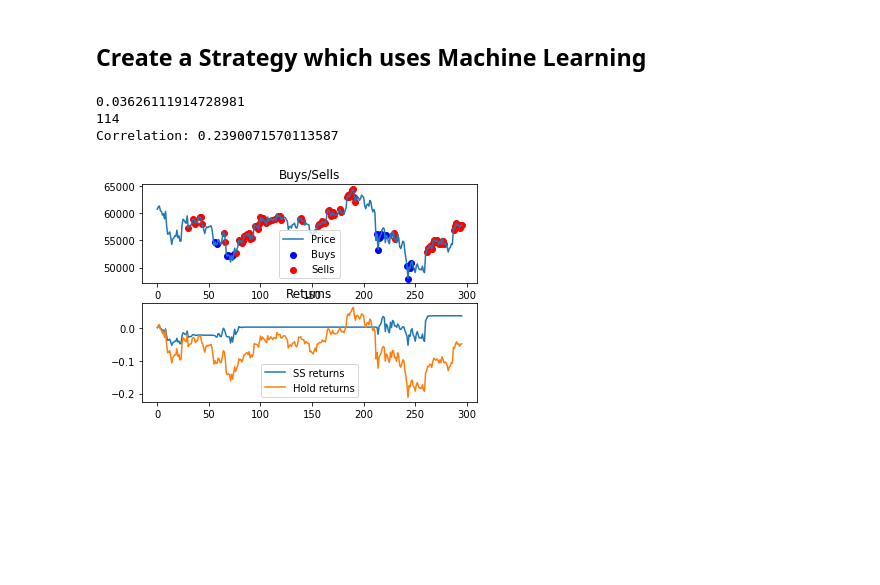
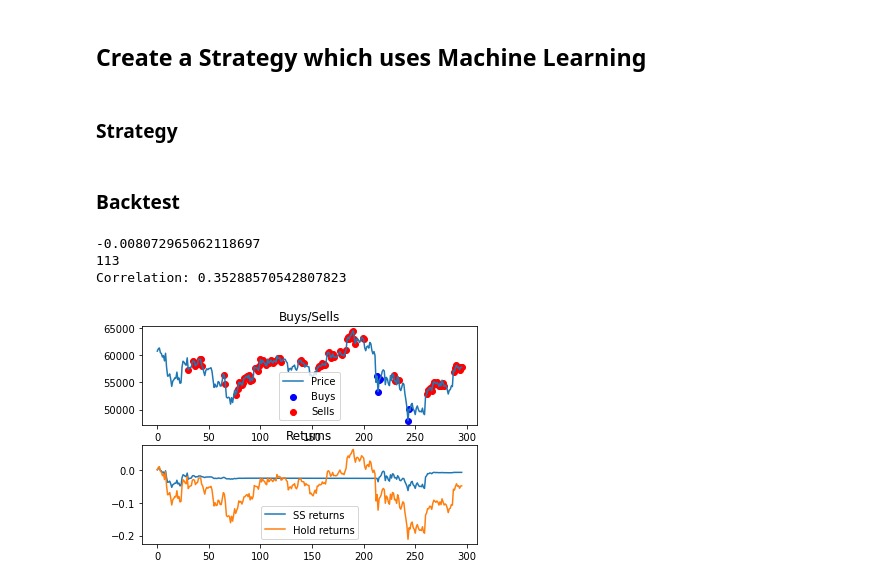
Before and after one commit to Sergeytata/Data-Science-Small-Tutorial, a Jupyter notebook: for_noobs_with_love.ipynb, the cells around one changed output. Cells and saved outputs as stored; diff of their text form; code cells hidden in the pictures; blank space fills up the shorter version.

```diff
--- a/for_noobs_with_love.ipynb
+++ b/for_noobs_with_love.ipynb
@@ -371,9 +385,9 @@ def my_generator(X, y, batch_size):
         yield X_batch, y_batch # alternative to return but called multiple times
 # %%
 # train loop
-batch_size = 64
+batch_size = 32
 # epoch are used to train your nat longer than the number of data points you have
-nb_epochs = 4
+nb_epochs = 40
 # compile your model
 model = LinearModel(param)
 # define Loss function
@@ -384,9 +398,12 @@ optimizer = torch.optim.Adamax(model.parameters(), lr=lr,betas=(0.9,0.999))
 
 # record losses for visualisation
 loss_hist = []
+corrs = []
 for e in range(nb_epochs):
     # create list for losses
     local_loss = []
+    # turn on training
+    model.train()
     for x_batch, y_batch in my_generator(X_train.to_numpy(), y_train, batch_size):
         # compute model prediction
         # print(x_batch.shape)
@@ -408,8 +425,24 @@ for e in range(nb_epochs):
     # add mean loss to loss hist
     loss_hist.append(mean_loss)
 
+
+    # compute test correlation
+    # turn off training
+    model.eval()
+    y_pred = model(torch.tensor(X_test.to_numpy(), device=device, dtype=dtype))
+    y_pred = y_pred.cpu().detach().numpy()
+
+    corr = stats.pearsonr(y_pred, y_test)
+
+    corrs.append(corr[0])
+
 plt.close()
-plt.plot(np.arange(1,nb_epochs+1),np.array(loss_hist).T)
-plt.xlabel('Epochs')
-plt.ylabel('MSE')
+fig = plt.figure()
+ax = fig.add_axes([0, 0, 1, 1])
+ax.plot(np.arange(1,nb_epochs+1),np.array(loss_hist).T)
+ax.set_xlabel('Epochs')
+ax.set_ylabel('MSE')
+ax2 = ax.twinx()
+ax2.plot(np.arange(1,nb_epochs+1),np.array(corrs).T, c='red')
+ax2.set_ylabel('Test Correlation', color='red')
 # %% [output]
@@ -452,6 +485,8 @@ where $\nu$ is the internal state matrix. Internal state matrix has dimension (n
 LSTM is "hack" which solves long-term memory problem. In theory RNN should have both short and long memories. However in practice RNN forgets things in the long-term. Here comes LSTM which introduces another channel for long-term memory. For detailed explanation, please, follow this link - (I am too lazy to explain this myself).
 # %% [markdown]
 ## Create a Strategy which uses Machine Learning
+# %% [markdown]
+### Strategy
 # %%
 class MLStrategy():
     def __init__(self, model, nn=False, nb_prices = 30) -> None:
@@ -503,12 +538,12 @@ class MLStrategy():
             pred_price = self.model.predict(X_in.to_numpy().reshape(1,20))
 
         # print(pred_price - self.prev_price)
-        if pred_price > 1.04*self.prev_price:
+        if pred_price > 1.03*self.prev_price:
             # if price will go up by more than 10 per cent => buy
             self.prev_price = ticker['close']
             return 1
 
-        elif pred_price < 0.99*self.prev_price:
+        elif pred_price < 0.98*self.prev_price:
             # if price will be lower by more than 10 percent => sell
             self.prev_price = ticker['close']
             return -1
@@ -517,42 +552,50 @@ class MLStrategy():
             # do nothing => Idle
             self.prev_price = ticker['close']
             return 0
+# %% [markdown]
+### Backtest
 # %%
 from backtest import Backtest
 # %%
 # Test your ML strategy
 # create your backtest
 balance_counter =  100
 balance_base = 0.0001
 w1 = 1
 # bt = Backtest(balance_counter*w1, order_volume_prop=0.4)
-bt = Backtest(balance_counter*w1, balance_base= balance_base, order_volume_prop=0.4)
+bt = Backtest(balance_counter*w1, balance_base= balance_base, order_volume_prop=0.2)
 
 # create dataFrame for tickers
 tickers = pd.DataFrame({})
 tickers['close'] = X_test['prev_price1']
 N = len(tickers)
 
 # init your ml strategy above
-ml_strategy = MLStrategy(model, nn=True)
+nn = True
+if nn:
+    # NN
+    ml_strategy = MLStrategy(model, nn=True)
 
+else:
+    # RF
+    ml_strategy = MLStrategy(regr, nn=False)
 
 for i in range(N):
     ticker = tickers.iloc[i]
     # print(ticker)
     signal = ml_strategy.get_signal(ticker)
     # print(signal)
     bt.run(ticker,signal)
 
 
 print(bt.get_return())
 print((bt.total_trades()))
 # computes correlation between trading returns and hold
 print('Correlation: {}'.format(bt.get_correlation()))
 fig = bt.visualise()
 plt.show()
 # %% [output]
-0.03626111914728981
-114
-Correlation: 0.2390071570113587
+-0.008072965062118697
+113
+Correlation: 0.35288570542807823
-[figure, old version]
+[figure, new version]
```
Also changed, not shown: parts of 6 cells of this notebook.
